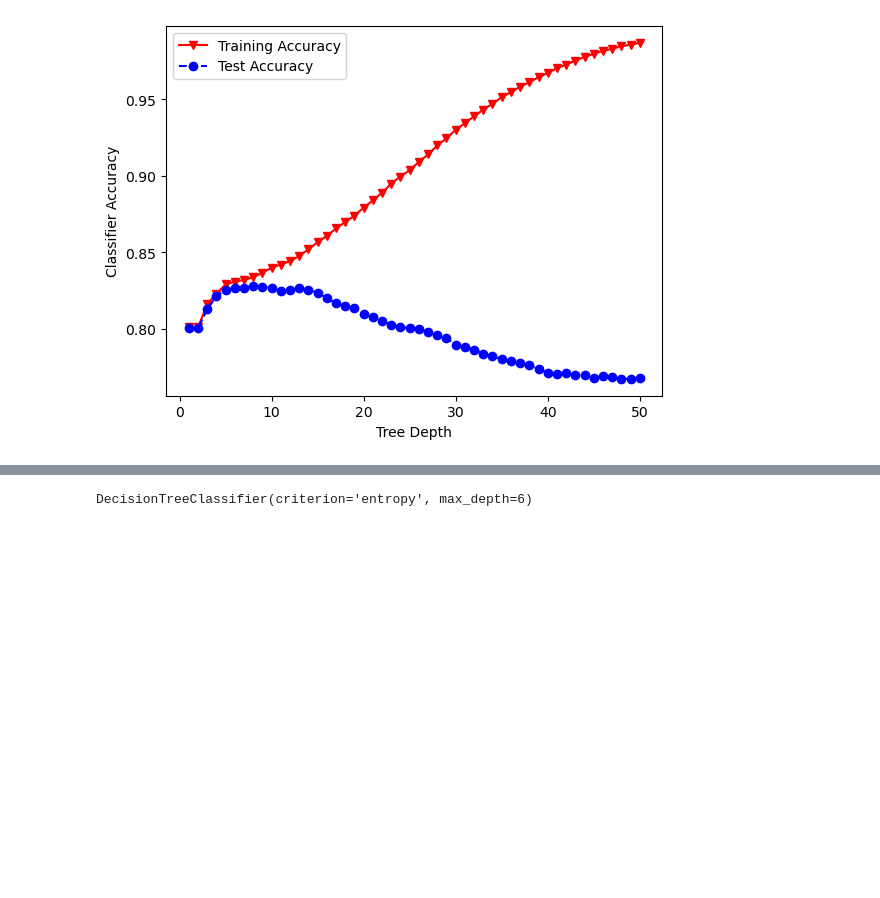
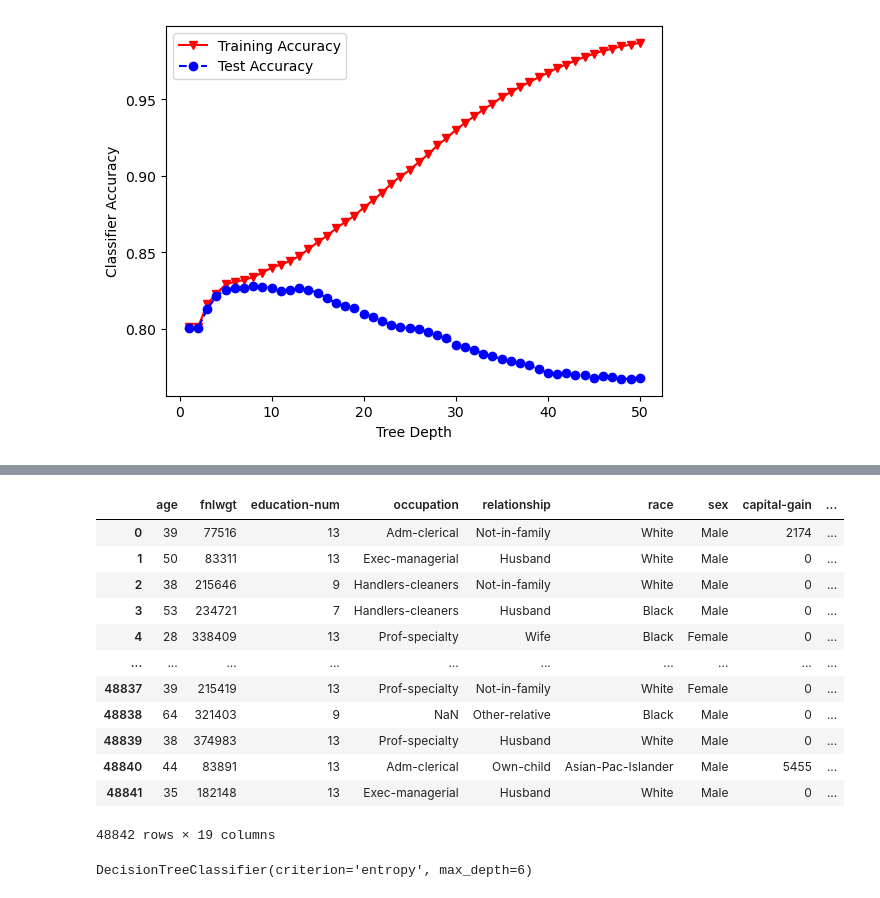
Before and after one commit to PatrickZ3/Data-Mining-Adult-s-Income, a Jupyter notebook: script_ JasonQuantrill_PatrickLay.ipynb, the cells around one changed output, grey strips where cells are left out. Drawn from its saved outputs; the diff is of its cells as text; code cells hidden in the pictures; blank space fills up the shorter version.

```diff
--- a/script_ JasonQuantrill_PatrickLay.ipynb
+++ b/script_ JasonQuantrill_PatrickLay.ipynb
@@ -145 +257,18 @@ Text(0, 0.5, 'Classifier Accuracy')
+# %%
+dd = dd.drop('marital-status',axis='columns')
+display(dd)
+# %% [output]
+|  | age | fnlwgt | education-num | occupation | relationship | race | sex | capital-gain | ... |
+| 0 | 39 | 77516 | 13 | Adm-clerical | Not-in-family | White | Male | 2174 | ... |
+| 1 | 50 | 83311 | 13 | Exec-managerial | Husband | White | Male | 0 | ... |
+| 2 | 38 | 215646 | 9 | Handlers-cleaners | Not-in-family | White | Male | 0 | ... |
+| 3 | 53 | 234721 | 7 | Handlers-cleaners | Husband | Black | Male | 0 | ... |
+| 4 | 28 | 338409 | 13 | Prof-specialty | Wife | Black | Female | 0 | ... |
+| ... | ... | ... | ... | ... | ... | ... | ... | ... | ... |
+| 48837 | 39 | 215419 | 13 | Prof-specialty | Not-in-family | White | Female | 0 | ... |
+| 48838 | 64 | 321403 | 9 | NaN | Other-relative | Black | Male | 0 | ... |
+| 48839 | 38 | 374983 | 13 | Prof-specialty | Husband | White | Male | 0 | ... |
+| 48840 | 44 | 83891 | 13 | Adm-clerical | Own-child | Asian-Pac-Islander | Male | 5455 | ... |
+| 48841 | 35 | 182148 | 13 | Exec-managerial | Husband | White | Male | 0 | ... |
+48842 rows × 19 columns
 # %%
```
Also changed, not shown: parts of 5 cells of this notebook.
